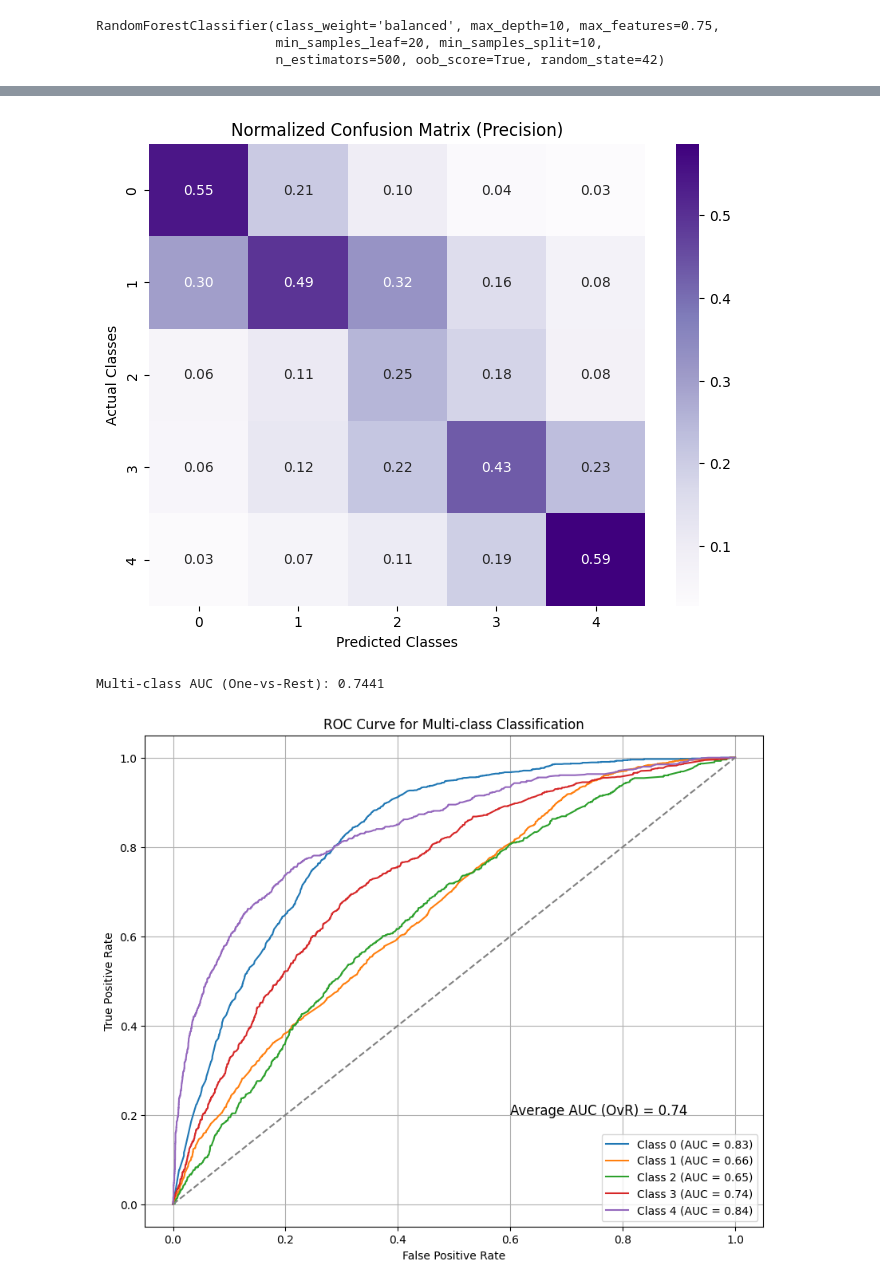
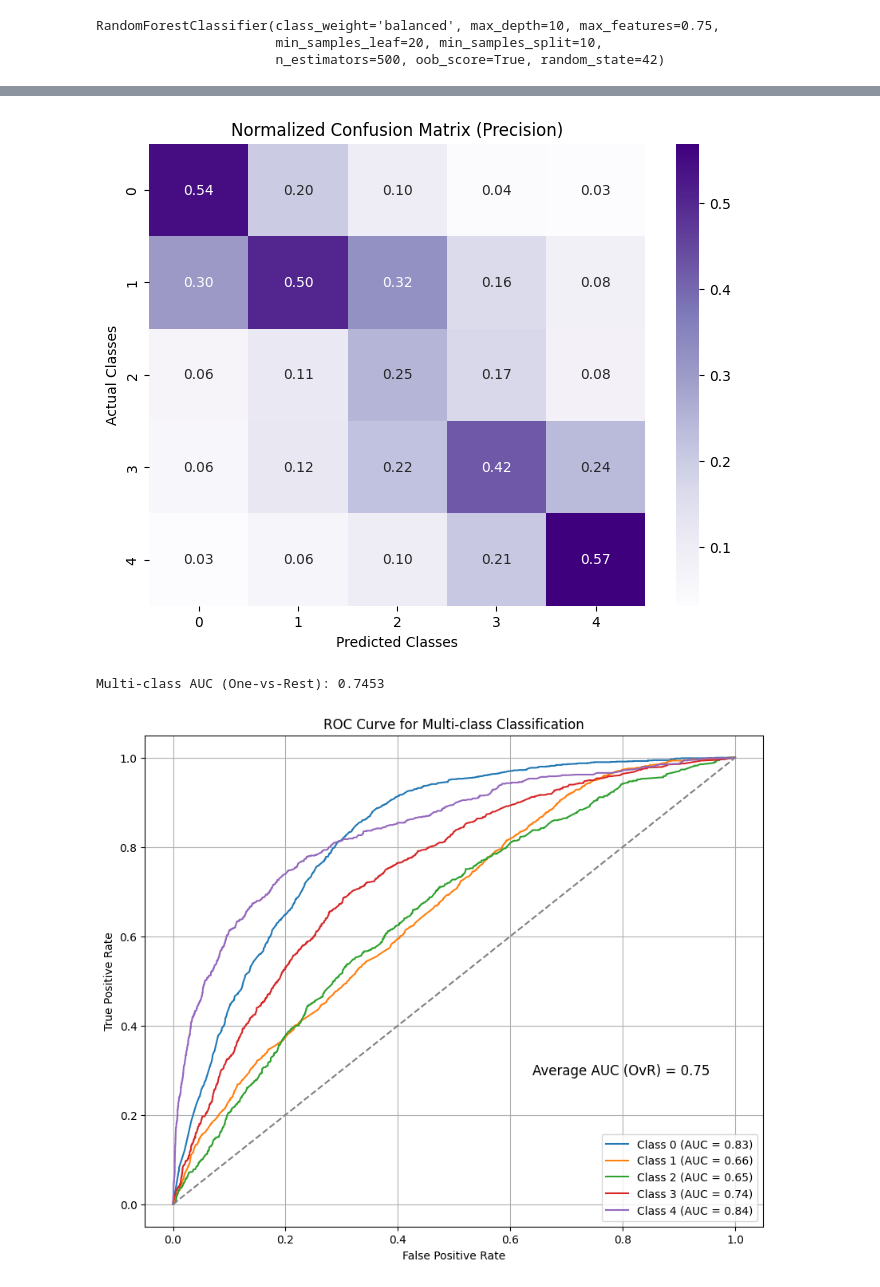
Before and after one commit to simontitk/datamining-2, a Jupyter notebook: src/final.ipynb, the cells around one changed output, grey strips where cells are left out. Saved outputs shown, nothing was run; the diff lists cells and outputs as text; code cells hidden in the pictures.

```diff
--- a/src/final.ipynb
+++ b/src/final.ipynb
@@ -323,8 +321,8 @@ df_ohe = pd.get_dummies(df, columns=one_hot_columns)
 # %% [markdown]
 ## Model training
 # %%
-X = df_ohe.drop(["anxiety"], axis=1)
-y = df_ohe["anxiety"]
+X = df.drop(["anxiety"], axis=1)
+y = df["anxiety"]
 X_train, X_test, y_train, y_test = train_test_split(X, y, test_size=0.20, random_state=42, stratify=y)
 # %%
 # Grid search to find optimal hyperparameters.
@@ -472,7 +470,7 @@ plt.xlabel('Predicted Classes')
 plt.ylabel('Actual Classes')
 plt.show()
 # %% [output]
-[figure, old version]
+[figure, new version]
 # %%
 #Compute AUC using One-vs-rest strategy
 
@@ -485,7 +483,7 @@ y_probs = model.predict_proba(X_test)  # Predicted probabilities
 auc_score = roc_auc_score(y_test_binarized, y_probs, multi_class='ovr')
 print(f"Multi-class AUC (One-vs-Rest): {auc_score:.4f}")
 # %% [output]
-Multi-class AUC (One-vs-Rest): 0.7441
+Multi-class AUC (One-vs-Rest): 0.7453
 # %%
 # Initialize dictionaries to store fpr, tpr, and roc_auc for each class
 fpr = {}
@@ -494,32 +492,32 @@ roc_auc = {}
 
 # Compute ROC curve for each class and store AUC values
 for i, class_label in enumerate(classes):
     fpr[i], tpr[i], _ = roc_curve(y_test_binarized[:, i], y_probs[:, i])  # Compute ROC curve
     roc_auc[i] = roc_auc_score(y_test_binarized[:, i], y_probs[:, i])  # Compute AUC for each class
 
 # Calculate the average AUC (One-vs-Rest)
 avg_roc_auc = np.mean(list(roc_auc.values()))  # Average AUC
 
 # Plot ROC curve for each class
 plt.figure(figsize=(10, 8))
 
 for i, class_label in enumerate(classes):
     plt.plot(fpr[i], tpr[i], label=f'Class {class_label} (AUC = {roc_auc[i]:.2f})')
 
 # Add the diagonal line (random classifier) to represent chance performance
 plt.plot([0, 1], [0, 1], linestyle='--', color='gray')
 
 # Add the average AUC as a text label (not a line)
-plt.text(0.6, 0.2, f'Average AUC (OvR) = {avg_roc_auc:.2f}', fontsize=12, color='black')
+plt.text(0.64, 0.29, f'Average AUC (OvR) = {avg_roc_auc:.2f}', fontsize=12, color='black')
 
 # Customize the plot
 plt.xlabel('False Positive Rate')
 plt.ylabel('True Positive Rate')
 plt.title('ROC Curve for Multi-class Classification')
 plt.legend(loc='lower right')
 plt.grid(True)
 
 # Display the plot
 plt.show()
 # %% [output]
-[figure, old version]
+[figure, new version]
```
Also changed, not shown: parts of 5 cells of this notebook.
